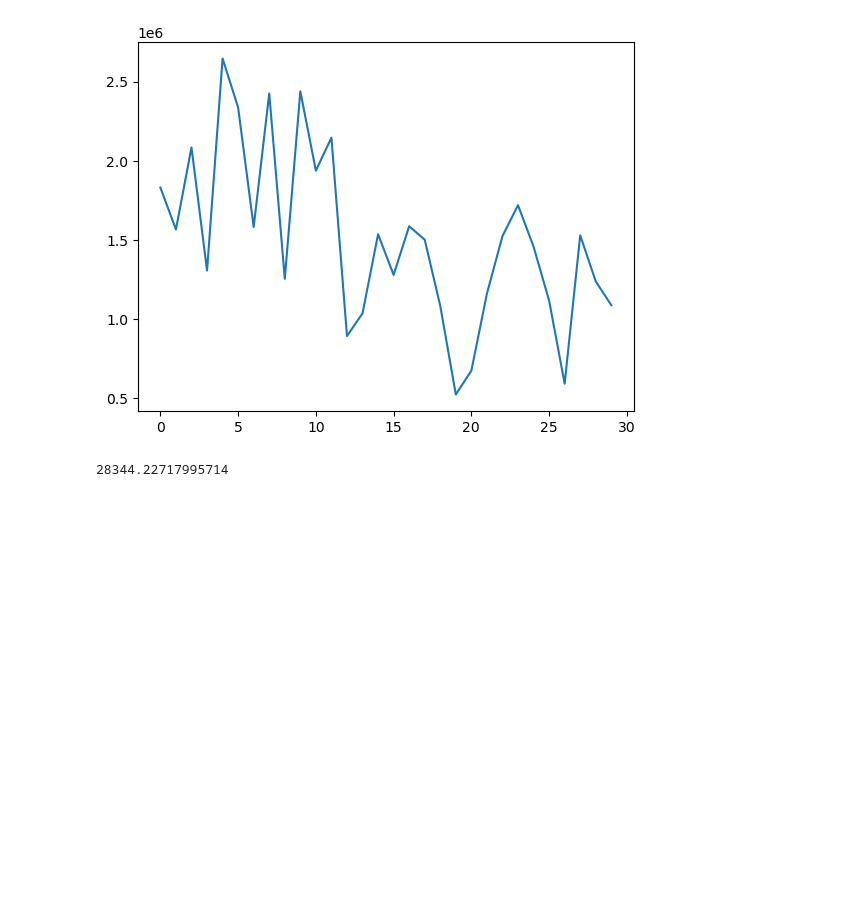
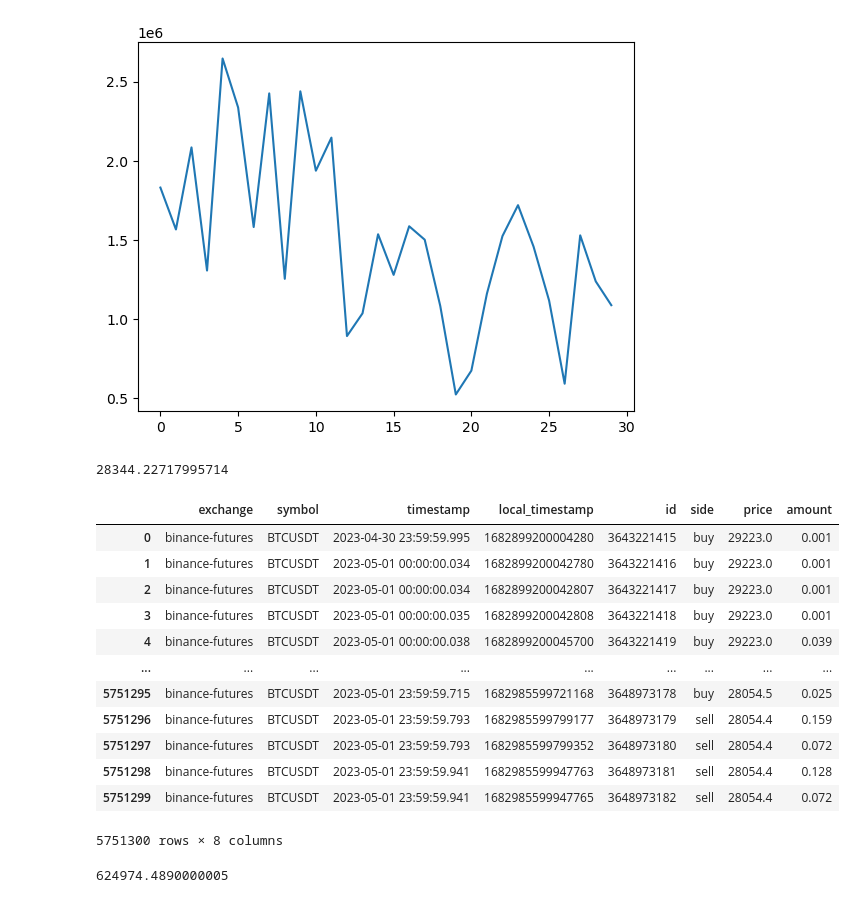
Before and after one commit to showerle/Optimal_Execution_Almgren_Chriss_Model, a Jupyter notebook: dataset.ipynb, the cells around one changed output. Saved outputs shown, nothing was run; the diff lists cells and outputs as text; code cells hidden in the pictures; blank space fills up the shorter version.

Commit message:
try with day trade data

```diff
--- a/dataset.ipynb
+++ b/dataset.ipynb
@@ -88,7 +88,33 @@ eth_df['volume'].plot()
 # %% [output]
 <Axes: >
 [figure]
-# %%
-btc_df['price'].loc[0,]
-# %% [output]
-28344.22717995714
+# %%
+btc_df['price'].loc[0,]
+# %% [output]
+28344.22717995714
+# %%
+path = fr"C:\Users\dell\data\trade\binance-futures_trades_2023-05-01_BTCUSDT.csv\binance-futures_trades_2023-05-01_BTCUSDT.csv"
+raw_data = pd.read_csv(path)
+raw_data['timestamp'] = pd.to_datetime(raw_data['timestamp'], unit='us')
+raw_data
+# %% [output]
+|  | exchange | symbol | timestamp | local_timestamp | id | side | price | amount |
+| 0 | binance-futures | BTCUSDT | 2023-04-30 23:59:59.995 | 1682899200004280 | 3643221415 | buy | 29223.0 | 0.001 |
+| 1 | binance-futures | BTCUSDT | 2023-05-01 00:00:00.034 | 1682899200042780 | 3643221416 | buy | 29223.0 | 0.001 |
+| 2 | binance-futures | BTCUSDT | 2023-05-01 00:00:00.034 | 1682899200042807 | 3643221417 | buy | 29223.0 | 0.001 |
+| 3 | binance-futures | BTCUSDT | 2023-05-01 00:00:00.035 | 1682899200042808 | 3643221418 | buy | 29223.0 | 0.001 |
+| 4 | binance-futures | BTCUSDT | 2023-05-01 00:00:00.038 | 1682899200045700 | 3643221419 | buy | 29223.0 | 0.039 |
+| ... | ... | ... | ... | ... | ... | ... | ... | ... |
+| 5751295 | binance-futures | BTCUSDT | 2023-05-01 23:59:59.715 | 1682985599721168 | 3648973178 | buy | 28054.5 | 0.025 |
+| 5751296 | binance-futures | BTCUSDT | 2023-05-01 23:59:59.793 | 1682985599799177 | 3648973179 | sell | 28054.4 | 0.159 |
+| 5751297 | binance-futures | BTCUSDT | 2023-05-01 23:59:59.793 | 1682985599799352 | 3648973180 | sell | 28054.4 | 0.072 |
+| 5751298 | binance-futures | BTCUSDT | 2023-05-01 23:59:59.941 | 1682985599947763 | 3648973181 | sell | 28054.4 | 0.128 |
+| 5751299 | binance-futures | BTCUSDT | 2023-05-01 23:59:59.941 | 1682985599947765 | 3648973182 | sell | 28054.4 | 0.072 |
+5751300 rows × 8 columns
+# %%
+data = raw_data
+data[data['side'] == "buy"]
+# df.set_index('timestamp', inplace=True)
+df['amount'].sum()
+# %% [output]
+624974.4890000005
```
Also changed, not shown: parts of 3 cells of this notebook, 6 other files.
